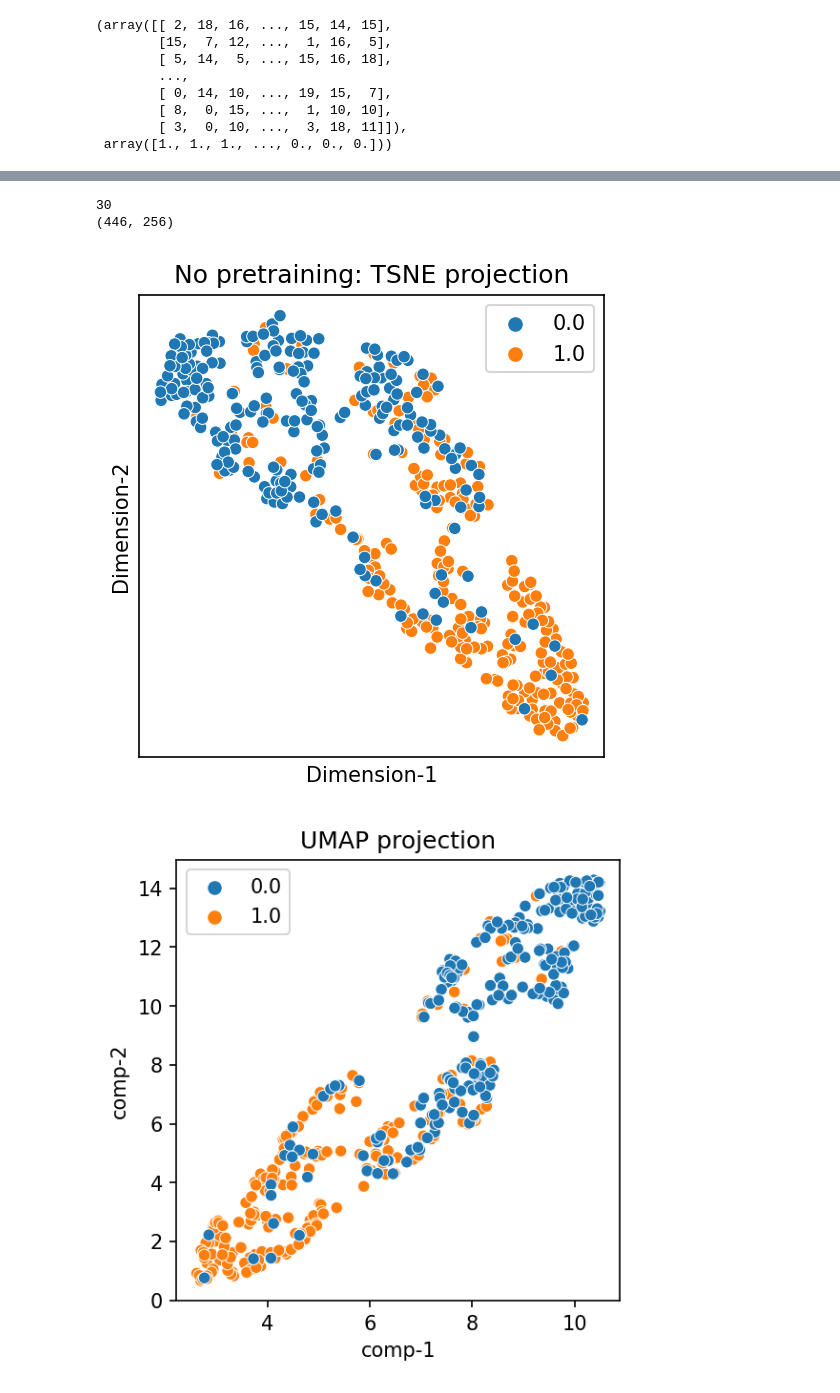
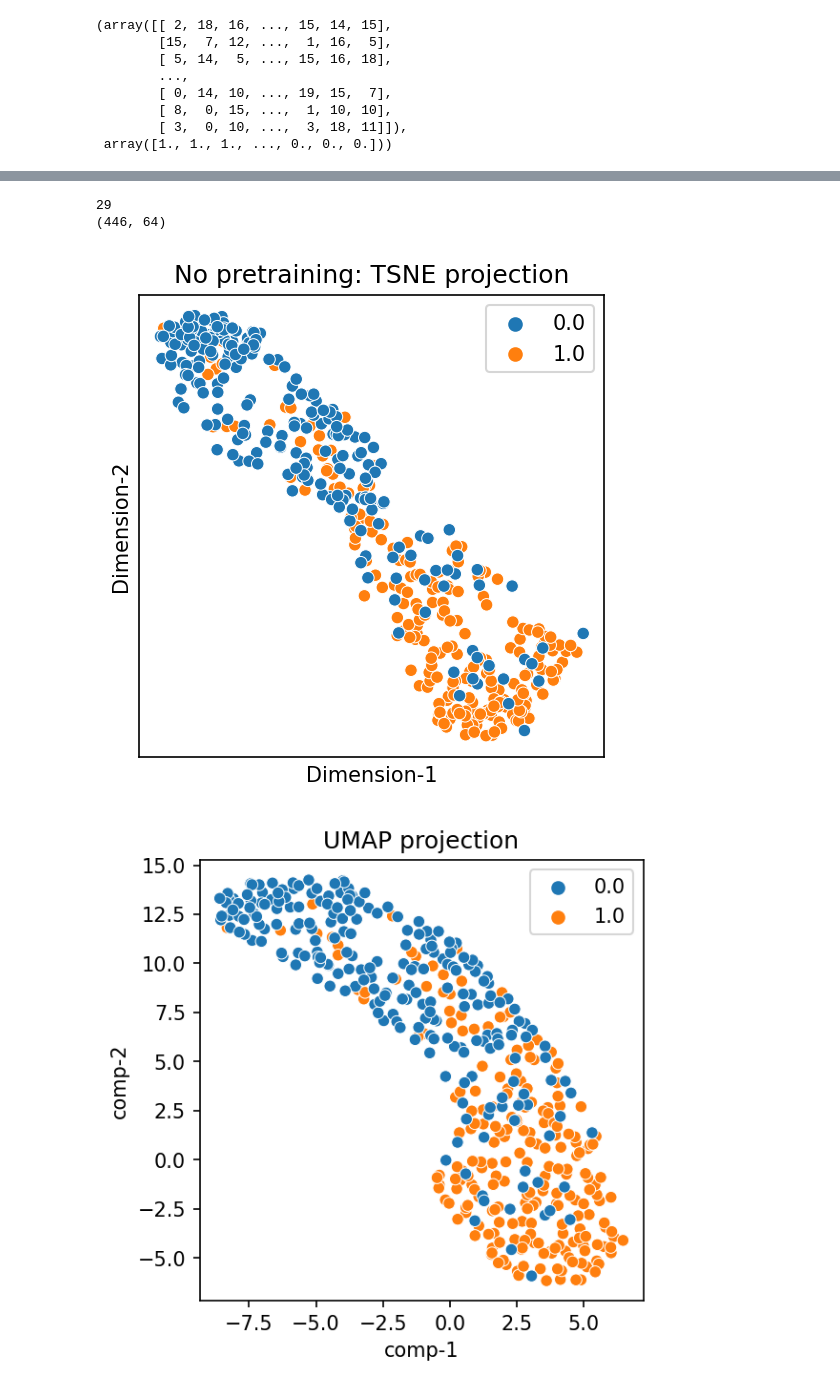
Before and after one commit to anuprulez/transformer_dephosphorylation, a Jupyter notebook: notebooks/train_prot_t5_ffn-no-pretraining.ipynb, the cells around one changed output, grey strips where cells are left out. Cells and saved outputs as stored; diff of their text form; code cells hidden in the pictures.

```diff
--- a/notebooks/train_prot_t5_ffn-no-pretraining.ipynb
+++ b/notebooks/train_prot_t5_ffn-no-pretraining.ipynb
@@ -331,0 +314,17 @@ Epoch 25/25
+# %%
+loaded_model_A = CNN_model()
+loaded_model_A.load_weights("../models/no_pretrain_model_A.h5")
+y_pred = loaded_model_A.predict(X_test_CNN).reshape(test_ST_labels.shape[0],)
+y_pred = (y_pred > 0.5)
+y_pred = [int(i) for i in y_pred]
+test_ST_labels = np.array(test_ST_labels)
+y_pred = np.array(y_pred)
+
+cm = confusion_matrix(test_ST_labels, y_pred)
+mcc = matthews_corrcoef(test_ST_labels, y_pred)
+acc = accuracy_score(test_ST_labels, y_pred)
+
+sn = cm[1][1]/(cm[1][1]+cm[1][0])
+sp = cm[0][0]/(cm[0][0]+cm[0][1])
+
+print("\n Acc: %s, MCC: %s, SN:%s, SP:%s, \n CM:%s" %(str(acc), str(mcc), str(sn), str(sp), cm))
@@ -555,4 +597,22 @@ sp = cm[0][0]/(cm[0][0]+cm[0][1])
 
 plot(st_history)
 print("\n Acc: %s, MCC: %s, SN:%s, SP:%s, \n CM:%s" %(str(acc), str(mcc), str(sn), str(sp), cm))
+print()
+
+re_stacked_model = define_stacked_model(members)
+re_stacked_model.load_weights("../models/no_pretrain_composite_model.h5")
+y_pred = re_stacked_model.predict([X_test_CNN, X_test_full_ST_embedding, X_test_CNN]).reshape(test_ST_labels.shape[0],)
+y_pred = (y_pred > 0.5)
+y_pred = [int(i) for i in y_pred]
+test_ST_labels = np.array(test_ST_labels)
+y_pred = np.array(y_pred)
+
+cm = confusion_matrix(test_ST_labels, y_pred)
+mcc = matthews_corrcoef(test_ST_labels, y_pred)
+acc = accuracy_score(test_ST_labels, y_pred)
+
+sn = cm[1][1]/(cm[1][1]+cm[1][0])
+sp = cm[0][0]/(cm[0][0]+cm[0][1])
+
+print("\n Acc: %s, MCC: %s, SN:%s, SP:%s, \n CM:%s" %(str(acc), str(mcc), str(sn), str(sp), cm))
 # %% [output]
@@ -579,8 +644,8 @@ import h5py
 print(len(stacked_model.layers))
 
 # create truncated model
-truncated_ANN_model = Model(inputs=stacked_model.input,
-                                 outputs=stacked_model.get_layer(index=25).output)
+truncated_ANN_model = Model(inputs=re_stacked_model.input,
+                                 outputs=re_stacked_model.get_layer(index=26).output)
 
 hidden_features = truncated_ANN_model.predict([X_test_CNN, X_test_full_ST_embedding, X_test_CNN])
 
@@ -589,10 +654,10 @@ print(hidden_features.shape)
 df = pd.DataFrame()
 df['Target'] = test_ST_labels
 # %% [output]
-30
-(446, 256)
+29
+(446, 64)
 # %%
-m = TSNE(learning_rate = "auto", perplexity = 30, random_state = 20) #learning_rate = 10, perplexity=30
+m = TSNE(learning_rate = 10, perplexity = 100, random_state = 20) #learning_rate = 10, perplexity=30
 tsne_features = m.fit_transform(hidden_features)
 df['Dimension-1'] = tsne_features[:,0]
 df['Dimension-2'] = tsne_features[:,1]
@@ -614,34 +679,34 @@ filename = "TSNE_stacked_no_pretraining.png"
 plt.savefig(filename,dpi=150,bbox_inches='tight')
 plt.show()
 # %% [output]
-[figure, old version]
+[figure, new version]
 # %%
 from umap import UMAP
 from matplotlib.pyplot import figure
 
 figsize = (4, 4)
 figure(figsize=figsize, dpi=150)
 
 n_colors = 10
 
 n_neighbors = 30
-min_dist= 0.09
+min_dist= 0.9
 
 n_components=2
 
 metric='euclidean'
 
 umap_2d = UMAP(n_components=n_components, n_neighbors=n_neighbors, min_dist=min_dist, init='random', random_state=0)
 
 proj_2d = umap_2d.fit_transform(hidden_features)
 
 df_umap = pd.DataFrame()
 
 df_umap["comp-1"] = proj_2d[:,0]
 df_umap["comp-2"] = proj_2d[:,1]
 
 sns.scatterplot(x="comp-1", y="comp-2", hue=test_ST_labels, data=df_umap).set(title="UMAP projection") #palette=sns.color_palette("hls", n_colors)
 filename = "UMAP_stacked_no_pretrain.png"
 plt.savefig(filename, dpi=150, bbox_inches='tight')
 # %% [output]
-[figure, old version]
+[figure, new version]
```
Also changed, not shown: parts of 9 cells of this notebook, 11 other files.
